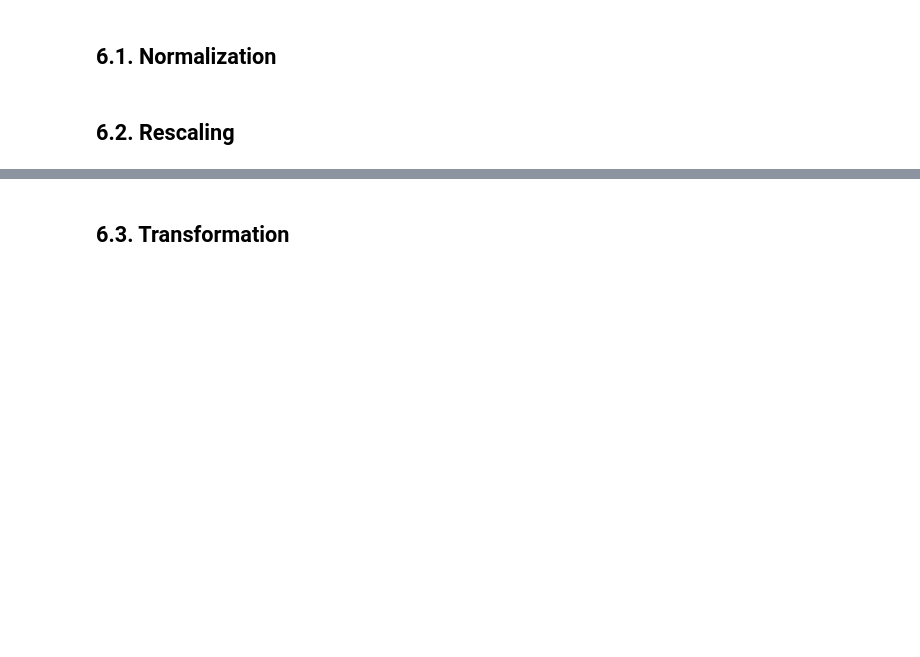
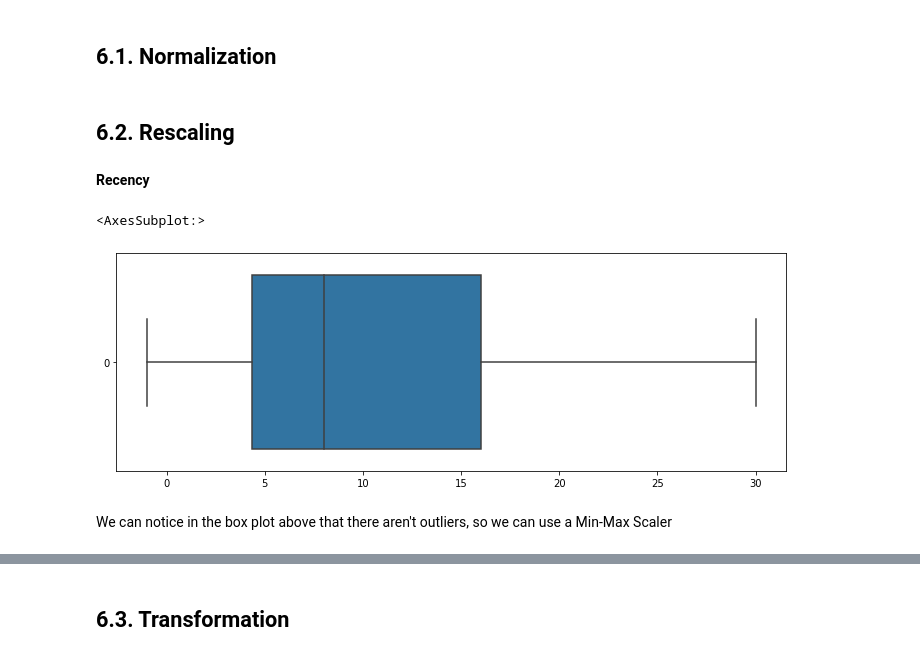
Before and after one commit to gabrielhpr/InstacartClustering, a Jupyter notebook: InstacartClustering.ipynb, the cells around one changed output, grey strips where cells are left out. Drawn from its saved outputs; the diff is of its cells as text; code cells hidden in the pictures; blank space fills up the shorter version.

```diff
--- a/InstacartClustering.ipynb
+++ b/InstacartClustering.ipynb
@@ -445,7 +580,19 @@ cat_data['department'].value_counts().sort_values(ascending=False).reset_index()
 ### 5.3.2. Categorical Attributes
 # %% [markdown]
 # 6.0. Data Preparation
+# %%
+df6 = df5.copy()
 # %% [markdown]
 ## 6.1. Normalization
 # %% [markdown]
 ## 6.2. Rescaling
+# %% [markdown]
+**Recency**
+# %%
+plt.figure(figsize=(12,4))
+sns.boxplot( data=df6['recency'], orient='h' )
+# %% [output]
+<AxesSubplot:>
+[figure, added]
+# %% [markdown]
+We can notice in the box plot above that there aren't outliers, so we can use a Min-Max Scaler
```
Also changed, not shown: parts of 26 cells of this notebook.
